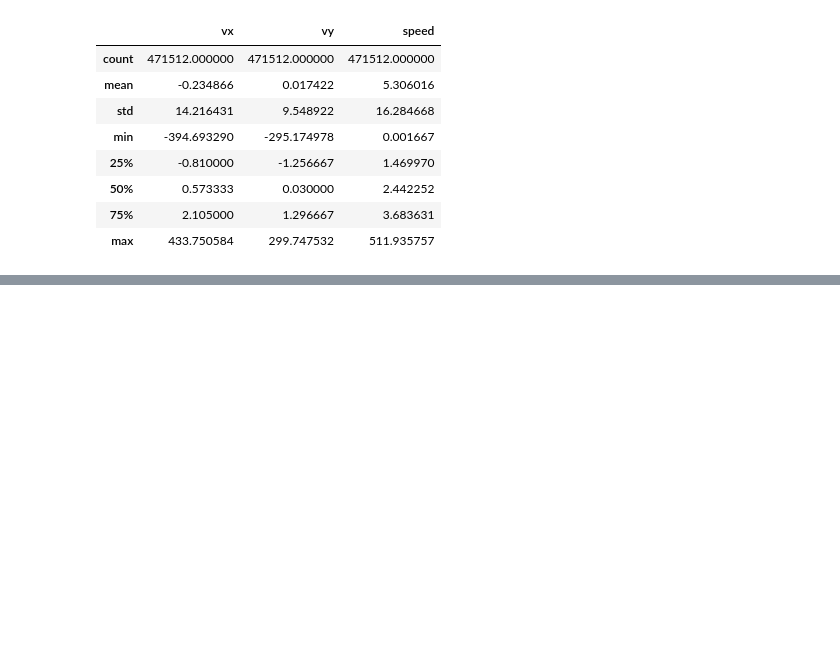
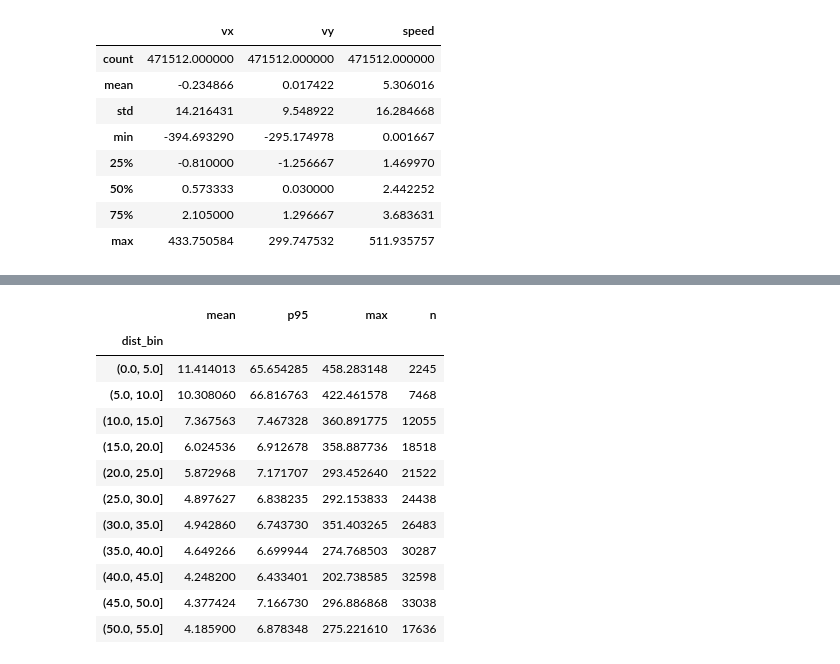
Before and after one commit to piperojas0618/analytics_cup_2.0_defense, a Jupyter notebook: notebooks/02_velocities.ipynb, the cells around one changed output, grey strips where cells are left out. Saved outputs shown, nothing was run; the diff lists cells and outputs as text; code cells hidden in the pictures; blank space fills up the shorter version.

```diff
--- a/notebooks/02_velocities.ipynb
+++ b/notebooks/02_velocities.ipynb
@@ -60,0 +65,28 @@ sg[["vx", "vy", "speed"]].describe()
+# %%
+import numpy as np
+
+# Pass 1 (naive): all frames, attacking outfield players only (in_possession
+# excludes GKs / off-ball defenders who stand still near their own box).
+t = tracking0.merge(sg[["frame", "player_id", "speed"]], on=["frame", "player_id"]).dropna(subset=["speed"])
+att = t[t.in_possession & ~t.is_gk].copy()
+att["dist_to_goal"] = m0.pitch_length / 2 - att.x.abs()  # 0 = goal line, 5.5 = edge of six-yard box
+
+bins = np.arange(0, m0.pitch_length / 2 + 5, 5)
+att["dist_bin"] = pd.cut(att.dist_to_goal, bins)
+naive = att.groupby("dist_bin", observed=True).speed.agg(mean="mean", p95=lambda s: s.quantile(0.95),
+                                                         max="max", n="count")
+naive
+# %% [output]
+|  | mean | p95 | max | n |
+| dist_bin |  |  |  |  |
+| (0.0, 5.0] | 11.414013 | 65.654285 | 458.283148 | 2245 |
+| (5.0, 10.0] | 10.308060 | 66.816763 | 422.461578 | 7468 |
+| (10.0, 15.0] | 7.367563 | 7.467328 | 360.891775 | 12055 |
+| (15.0, 20.0] | 6.024536 | 6.912678 | 358.887736 | 18518 |
+| (20.0, 25.0] | 5.872968 | 7.171707 | 293.452640 | 21522 |
+| (25.0, 30.0] | 4.897627 | 6.838235 | 292.153833 | 24438 |
+| (30.0, 35.0] | 4.942860 | 6.743730 | 351.403265 | 26483 |
+| (35.0, 40.0] | 4.649266 | 6.699944 | 274.768503 | 30287 |
+| (40.0, 45.0] | 4.248200 | 6.433401 | 202.738585 | 32598 |
+| (45.0, 50.0] | 4.377424 | 7.166730 | 296.886868 | 33038 |
+| (50.0, 55.0] | 4.185900 | 6.878348 | 275.221610 | 17636 |
```
Also changed, not shown: parts of 8 cells of this notebook, 8 other files.
